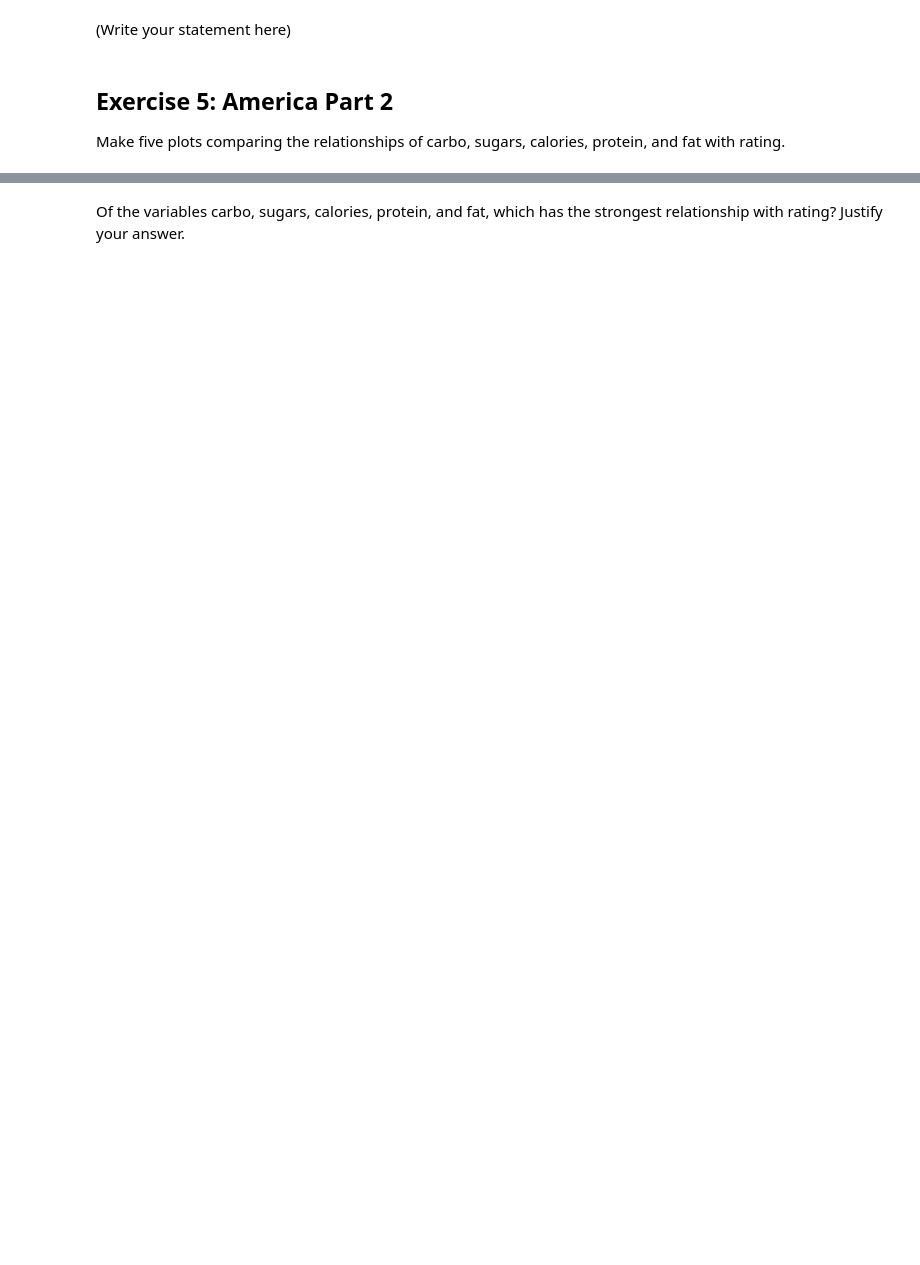
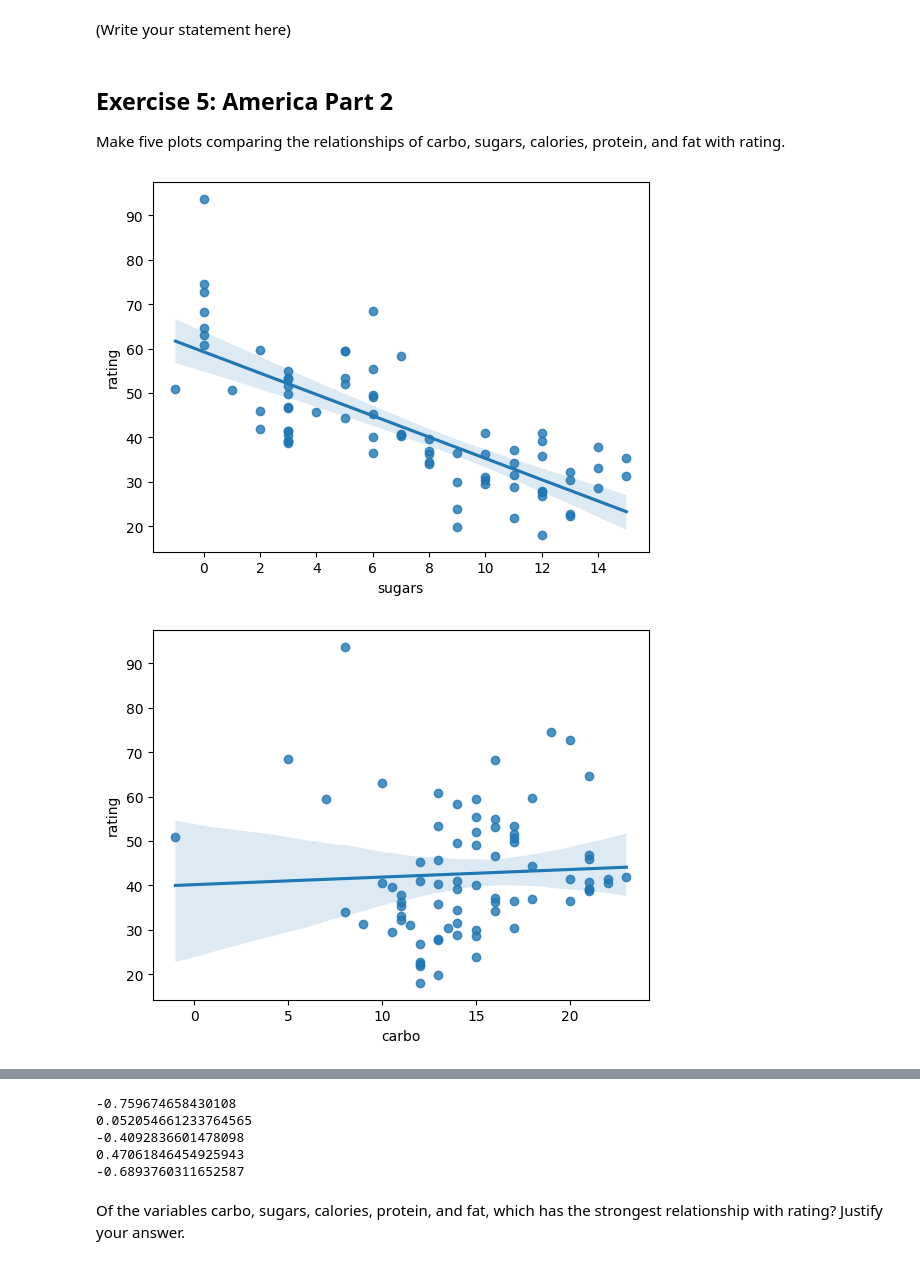
Before and after one commit to dsynderg/CS-180-assignments, a Jupyter notebook: 05_cereal.ipynb, the cells around one changed output, grey strips where cells are left out. Cells and saved outputs as stored; diff of their text form; code cells hidden in the pictures; blank space fills up the shorter version.

```diff
--- a/05_cereal.ipynb
+++ b/05_cereal.ipynb
@@ -204,0 +191,15 @@ Make five plots comparing the relationships of carbo, sugars, calories, protein,
+# %%
+# Write your code to compare the various variables with rating below:
+sns.regplot(x=cereal['sugars'],y=cereal['rating'],label="sugar v rating")
+plt.show()
+sns.regplot(x=cereal['carbo'],y=cereal['rating'],label="carb v rating")
+plt.show()
+sns.regplot(x=cereal['calories'],y=cereal['rating'],label="cal v rating")
+plt.show()
+sns.regplot(x=cereal['protein'],y=cereal['rating'],label="pro v rating")
+plt.show()
+sns.regplot(x=cereal['fat'],y=cereal['rating'],label="fat v rating")
+plt.show()
+# %% [output]
+[figure, added]
+[figure, added]
@@ -205,2 +209,20 @@ Make five plots comparing the relationships of carbo, sugars, calories, protein,
+# %%
+
+r2, p_value = pearsonr(cereal["sugars"],cereal['rating'])
+print(r2)
+r2, p_value = pearsonr(cereal["carbo"],cereal['rating'])
+print(r2)
+r2, p_value = pearsonr(cereal["fat"],cereal['rating'])
+print(r2)
+r2, p_value = pearsonr(cereal["protein"],cereal['rating'])
+print(r2)
+r2, p_value = pearsonr(cereal["calories"],cereal['rating'])
+print(r2)
+# %% [output]
+-0.759674658430108
+0.052054661233764565
+-0.4092836601478098
+0.47061846454925943
+-0.6893760311652587
 # %% [markdown]
 Of the variables carbo, sugars, calories, protein, and fat, which has the strongest relationship with rating? Justify your answer.
```
Also changed, not shown: parts of 22 cells of this notebook.
